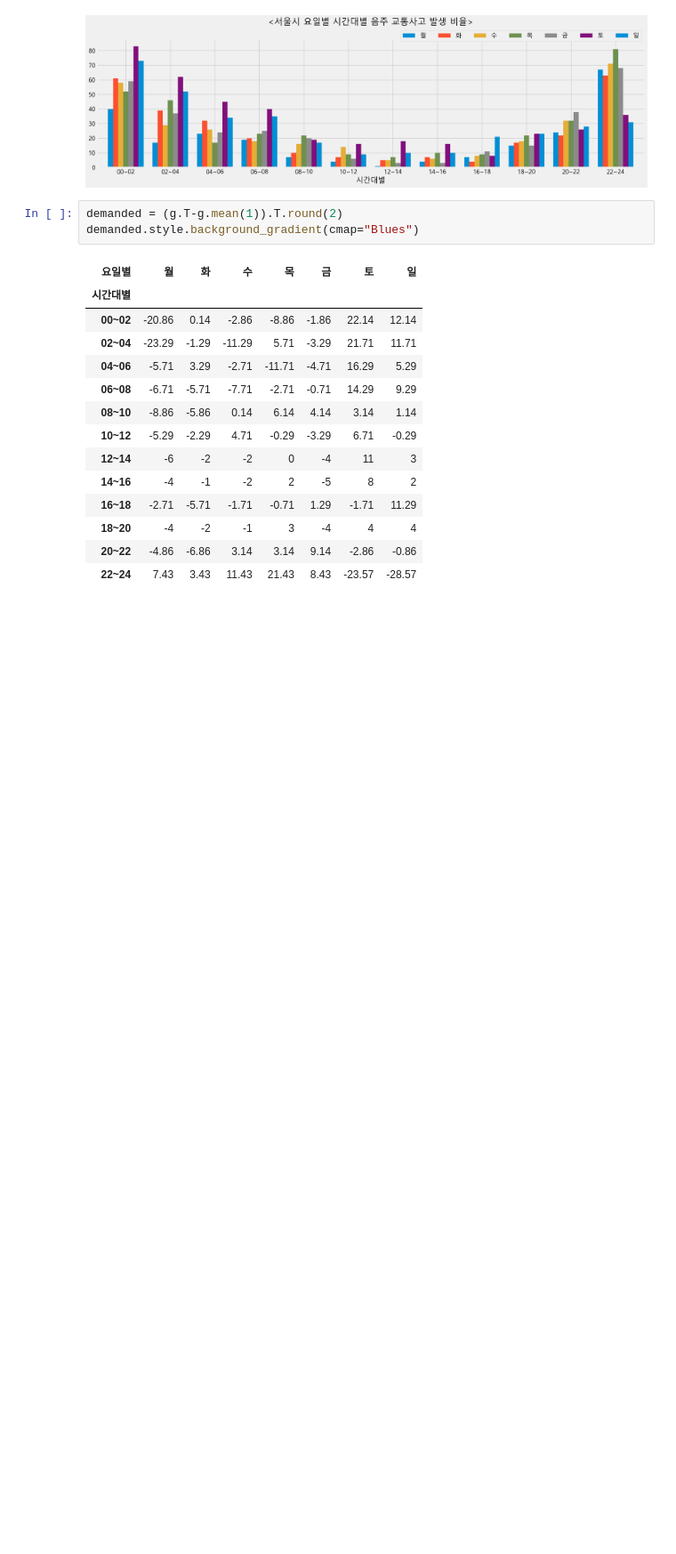
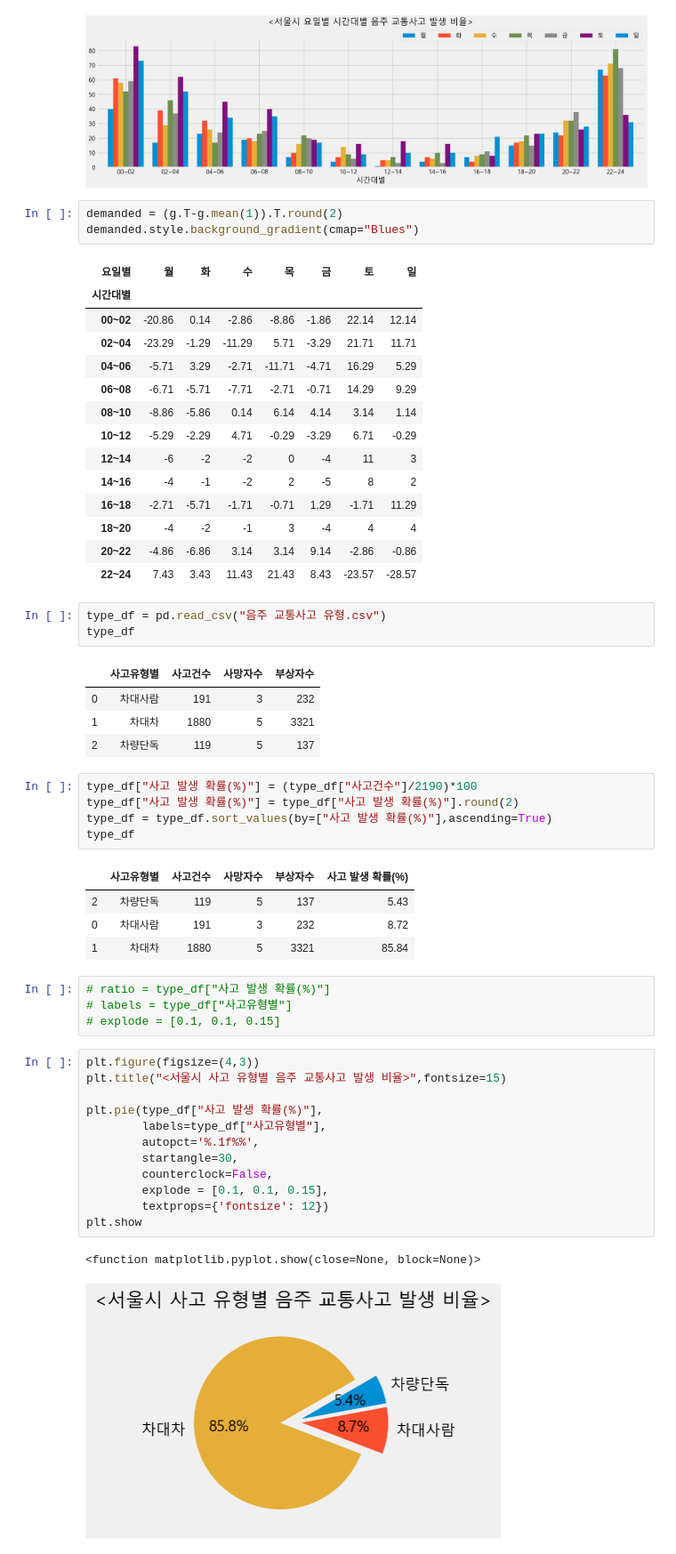
Before and after one commit to jeonprize/Accident, a Jupyter notebook: acl_accident.ipynb, the cells around one changed output. Shown at 89% size. Cells and saved outputs as stored; diff of their text form; blank space fills up the shorter version.

```diff
--- a/acl_accident.ipynb
+++ b/acl_accident.ipynb
@@ -575,3 +575,40 @@ demanded.style.background_gradient(cmap="Blues")
 | 18~20 | -4 | -2 | -1 | 3 | -4 | 4 | 4 |
 | 20~22 | -4.86 | -6.86 | 3.14 | 3.14 | 9.14 | -2.86 | -0.86 |
 | 22~24 | 7.43 | 3.43 | 11.43 | 21.43 | 8.43 | -23.57 | -28.57 |
+# %%
+type_df = pd.read_csv("음주 교통사고 유형.csv")
+type_df
+# %% [output]
+|  | 사고유형별 | 사고건수 | 사망자수 | 부상자수 |
+| 0 | 차대사람 | 191 | 3 | 232 |
+| 1 | 차대차 | 1880 | 5 | 3321 |
+| 2 | 차량단독 | 119 | 5 | 137 |
+# %%
+type_df["사고 발생 확률(%)"] = (type_df["사고건수"]/2190)*100
+type_df["사고 발생 확률(%)"] = type_df["사고 발생 확률(%)"].round(2)
+type_df = type_df.sort_values(by=["사고 발생 확률(%)"],ascending=True)
+type_df
+# %% [output]
+|  | 사고유형별 | 사고건수 | 사망자수 | 부상자수 | 사고 발생 확률(%) |
+| 2 | 차량단독 | 119 | 5 | 137 | 5.43 |
+| 0 | 차대사람 | 191 | 3 | 232 | 8.72 |
+| 1 | 차대차 | 1880 | 5 | 3321 | 85.84 |
+# %%
+# ratio = type_df["사고 발생 확률(%)"]
+# labels = type_df["사고유형별"]
+# explode = [0.1, 0.1, 0.15]
+# %%
+plt.figure(figsize=(4,3))
+plt.title("<서울시 사고 유형별 음주 교통사고 발생 비율>",fontsize=15)
+
+plt.pie(type_df["사고 발생 확률(%)"],
+        labels=type_df["사고유형별"],
+        autopct='%.1f%%',
+        startangle=30,
+        counterclock=False,
+        explode = [0.1, 0.1, 0.15],
+        textprops={'fontsize': 12})
+plt.show
+# %% [output]
+<function matplotlib.pyplot.show(close=None, block=None)>
+[figure, added]
```
Also changed, not shown: parts of 4 cells of this notebook.
